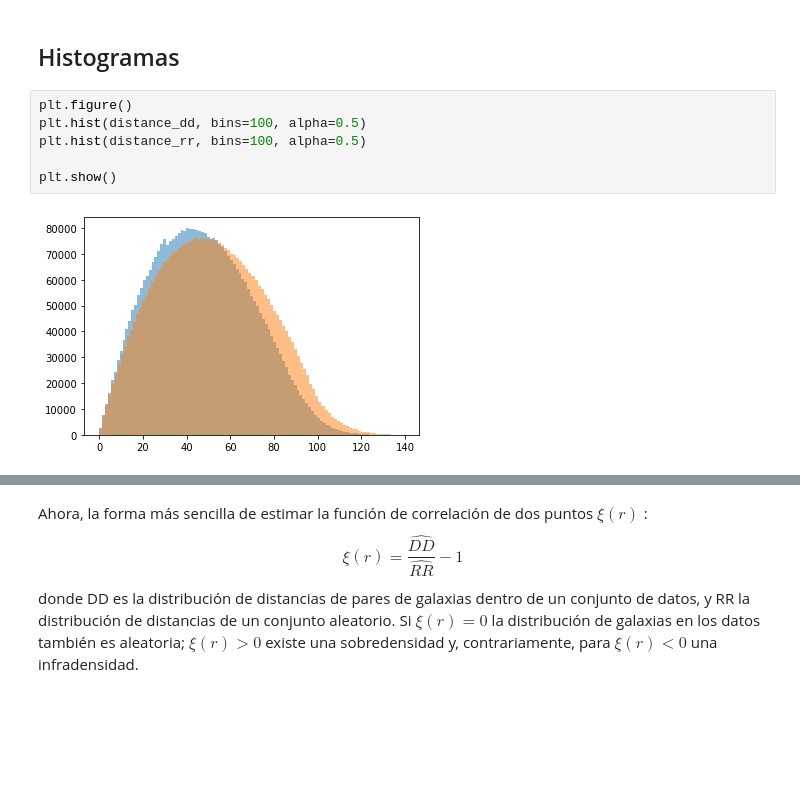
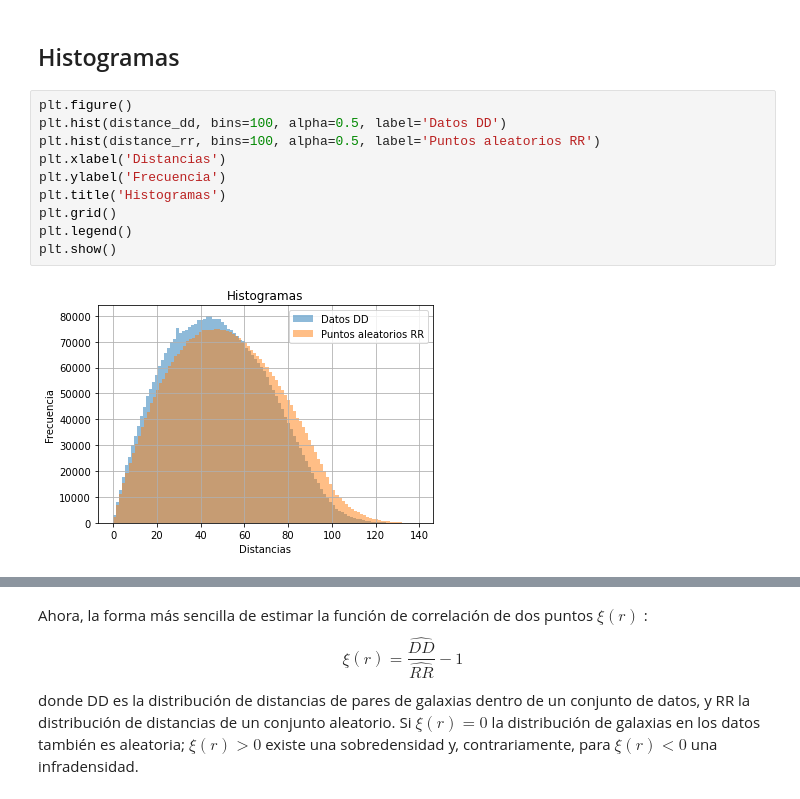
Before and after one commit to SamanthaRizo/F-sica_computacional_python, a Jupyter notebook: Funciones_de_correlación.ipynb, the cells around one changed output, grey strips where cells are left out. Drawn from its saved outputs; the diff is of its cells as text; blank space fills up the shorter version.

```diff
--- a/Funciones_de_correlación.ipynb
+++ b/Funciones_de_correlación.ipynb
@@ -167,12 +169,16 @@ distance_dd = comp_all_distances(DD(circulo))
 ## Histogramas
 # %%
 plt.figure()
-plt.hist(distance_dd, bins=100, alpha=0.5)
-plt.hist(distance_rr, bins=100, alpha=0.5)
-
+plt.hist(distance_dd, bins=100, alpha=0.5, label='Datos DD')
+plt.hist(distance_rr, bins=100, alpha=0.5, label='Puntos aleatorios RR')
+plt.xlabel('Distancias')
+plt.ylabel('Frecuencia')
+plt.title('Histogramas')
+plt.grid()
+plt.legend()
 plt.show()
 # %% [output]
-[figure, old version]
+[figure, new version]
 # %%
 sns.displot(distance_dd, bins=100, kde=True).set(title='Datos galaxias');
 # %% [output]
```
Also changed, not shown: parts of 23 cells of this notebook.
